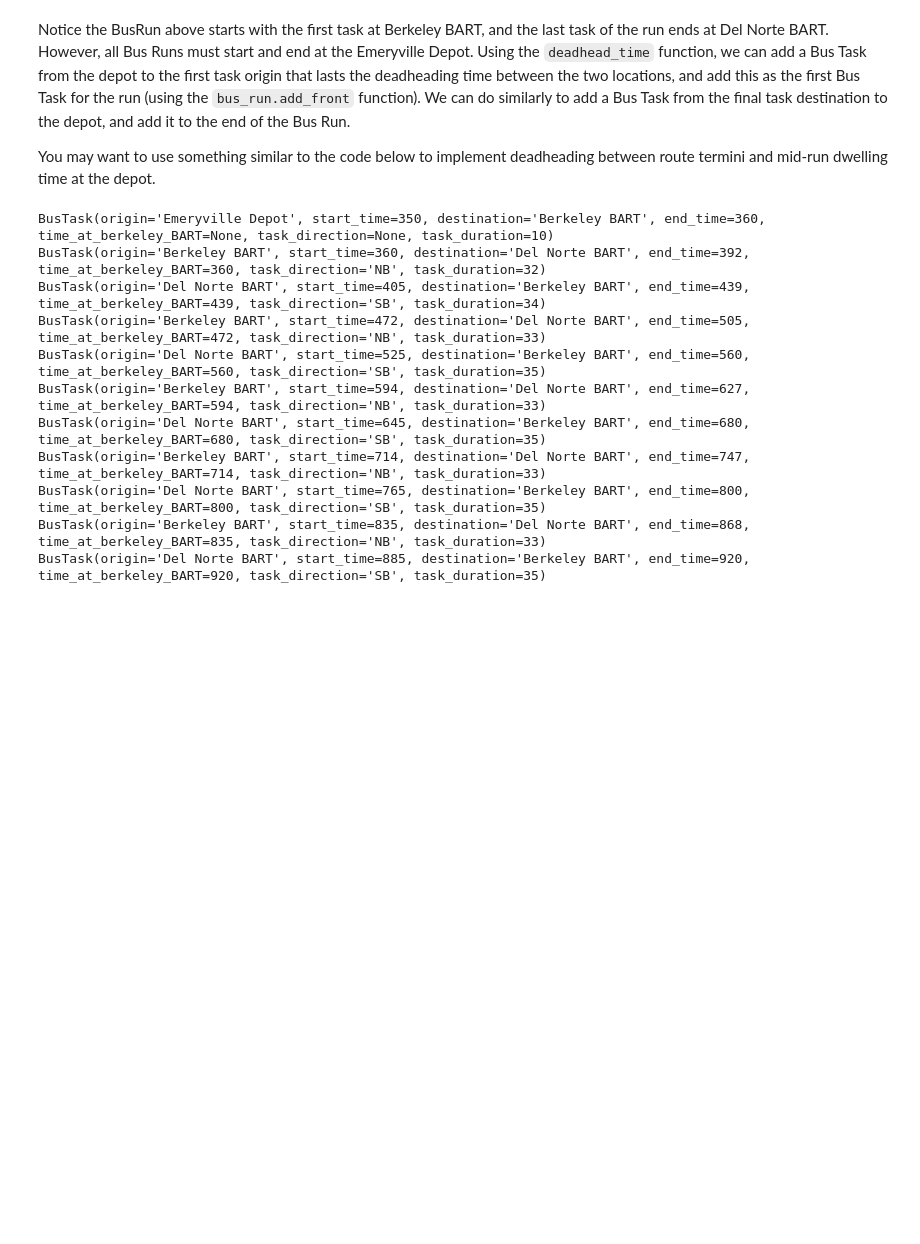
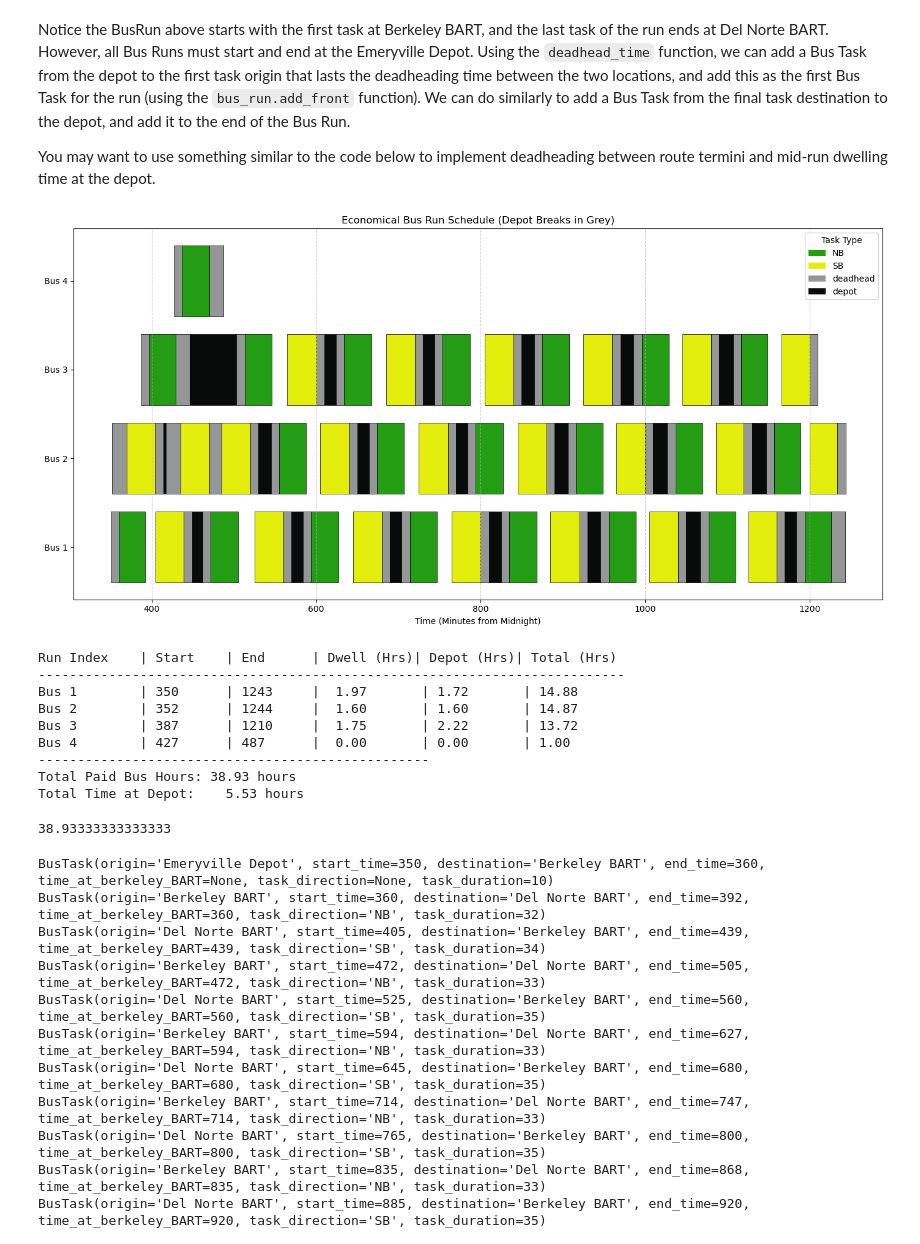
Before and after one commit to kramerzora-ctrl/Transit_MP3, a Jupyter notebook: MP3 Starter Code/MP3 Starter Code.ipynb, the cells around one changed output. Cells and saved outputs as stored; diff of their text form; code cells hidden in the pictures; blank space fills up the shorter version.

```diff
--- a/MP3 Starter Code/MP3 Starter Code.ipynb
+++ b/MP3 Starter Code/MP3 Starter Code.ipynb
@@ -215,3 +424,60 @@ for bus_run in route_7_bus_runs:
+# %%
+bus_tasks = route_7_tasks
+bus_tasks.sort(key=lambda x: x.get_start_time())
+
+assigned_tasks = set()
+unassigned_tasks = len(bus_tasks)
+route_7_bus_runs = []
+while unassigned_tasks:
+    bus_run = BusRun()
+    for task_idx, bus_task in enumerate(bus_tasks):
+        if task_idx not in assigned_tasks:
+            if bus_task_feasibility_check(bus_run, bus_task):
+                if bus_depot_feasibility_check(bus_run, bus_task):
+                    to_depot, wait, from_depot = add_depot_visit(bus_run, bus_task)
+                    bus_run.add_back(to_depot)
+                    bus_run.add_back(wait)
+                    bus_run.add_back(from_depot)
+
+                elif bus_deadhead_feasibility_check(bus_run, bus_task):
+                    dh_leg = add_deadhead(bus_run, bus_task)
+                    bus_run.add_back(dh_leg)
+
+                bus_run.add_back(bus_task)
+                assigned_tasks.add(task_idx)
+                unassigned_tasks -= 1
+    route_7_bus_runs.append(bus_run)
+
+for bus_run in route_7_bus_runs:
+    first_task = bus_run.get_first_task()
+    time_to_depart_depot = first_task.get_start_time() - deadhead_time("Emeryville Depot", first_task.get_origin())
+    depot_before_first_task = BusTask(origin="Emeryville Depot",
+                                      start_time=time_to_depart_depot,
+                                      destination=first_task.get_origin(),
+                                      end_time=first_task.get_start_time())
+    bus_run.add_front(depot_before_first_task)
+    last_task = bus_run.get_last_task()
+    time_to_arrive_depot = last_task.get_end_time() + deadhead_time(last_task.get_destination(), "Emeryville Depot")
+    depot_after_last_task = BusTask(origin=last_task.get_destination(),
+                                      start_time=last_task.get_end_time(),
+                                      destination="Emeryville Depot",
+                                      end_time=time_to_arrive_depot)
+    bus_run.add_back(depot_after_last_task)
+
+plot_bus_gantt(route_7_bus_runs)
+calculate_bus_metrics_depot(route_7_bus_runs)
+# %% [output]
+[figure, added]
+Run Index    | Start    | End      | Dwell (Hrs)| Depot (Hrs)| Total (Hrs)
+---------------------------------------------------------------------------
+Bus 1        | 350      | 1243     |  1.97       | 1.72       | 14.88
+Bus 2        | 352      | 1244     |  1.60       | 1.60       | 14.87
+Bus 3        | 387      | 1210     |  1.75       | 2.22       | 13.72
+Bus 4        | 427      | 487      |  0.00       | 0.00       | 1.00
+--------------------------------------------------
+Total Paid Bus Hours: 38.93 hours
+Total Time at Depot:    5.53 hours
+38.93333333333333
 # %%
 # now we see that the start and end tasks at the depot have been added
 route_7_bus_runs[0].print_tasks()
```
Also changed, not shown: parts of 9 cells of this notebook, 2 other files.
